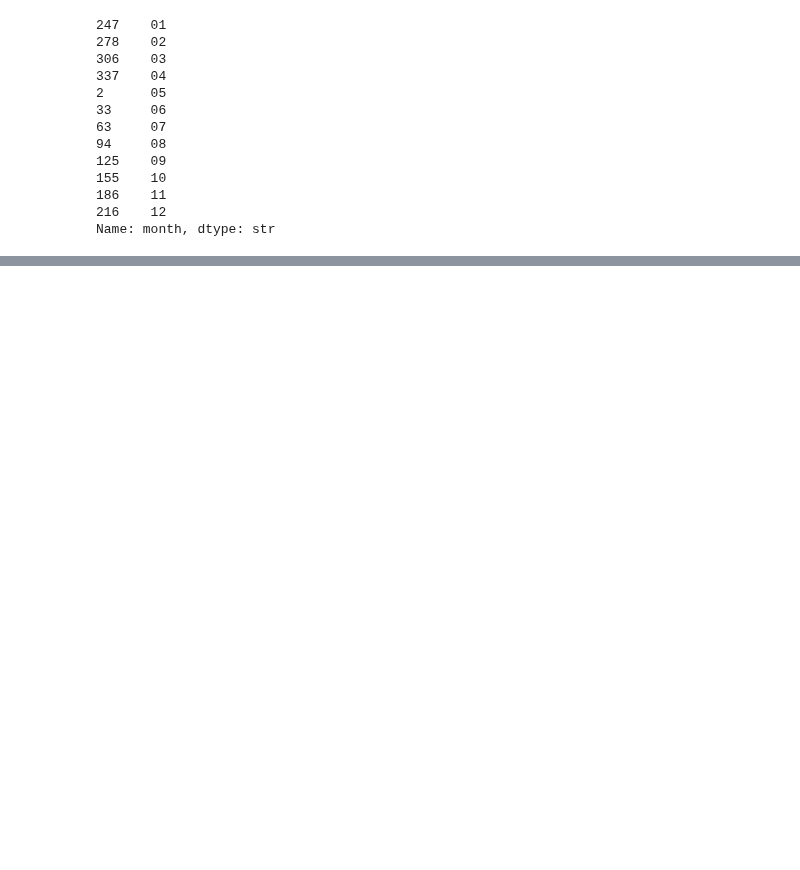
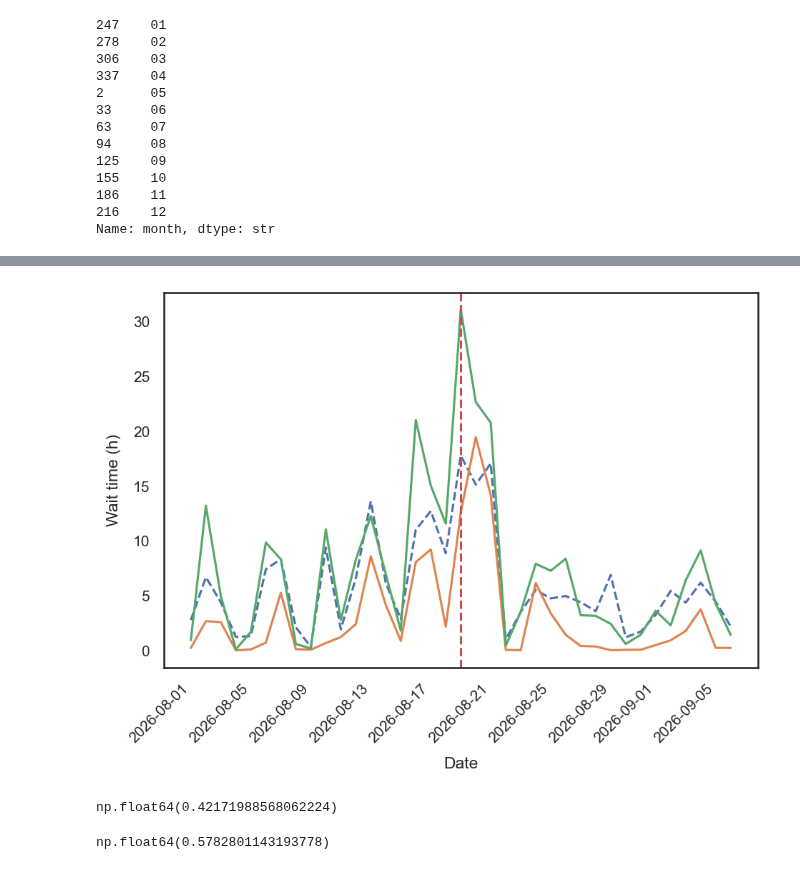
Before and after one commit to kcl-eresearch/hpc-data-analysis, a Jupyter notebook: notebooks/2026-08-usage-analysis.ipynb, the cells around one changed output, grey strips where cells are left out. Cells and saved outputs as stored; diff of their text form; code cells hidden in the pictures; blank space fills up the shorter version.

```diff
--- a/notebooks/2026-08-usage-analysis.ipynb
+++ b/notebooks/2026-08-usage-analysis.ipynb
@@ -549,0 +560,2 @@ plt.show()
+# %%
+df_to_plot = df[df["time_submit"] > pd.to_datetime("2026-08-01 00:00:00", utc=True)]
@@ -549,0 +576,30 @@ plt.show()
+# %%
+cpu_partition_df = df_to_plot[df_to_plot["partition"] == "cpu"]
+# %%
+cpu_partition_df['submit_day'] = cpu_partition_df['time_submit'].dt.floor('D')
+
+cpu_partition_df["wait_h"] = cpu_partition_df["wait_sec"] / 60 / 60
+plot_df = (
+    cpu_partition_df
+    .groupby("submit_day")["wait_h"]
+    .agg([("min", "min"), ("mean", "mean"), ("median", "median"),
+          ("q75", lambda x: x.quantile(0.75)), ("q95", lambda x: x.quantile(0.95))])
+    .reset_index()
+)
+# %%
+plt.figure()
+
+sns.lineplot(plot_df, x = "submit_day", y = "mean", ls="--")
+sns.lineplot(plot_df, x = "submit_day", y = "median")
+sns.lineplot(plot_df, x = "submit_day", y = "q75")
+
+plt.axvline(x=pd.to_datetime("2026-08-19"), color="r", ls="--")
+
+plt.xticks(rotation=45, ha='right')
+plt.xlabel('Date')
+plt.ylabel('Wait time (h)')
+plt.tight_layout()
+
+plt.show()
+# %% [output]
+[figure, added]
@@ -549,0 +614,15 @@ plt.show()
+# %%
+small_jobs = ((recent_cpu_jobs["req_cpus"] < 8) &
+             (recent_cpu_jobs["reqmem_bytes"] < 1024 * 1024 * 1024 * 20) &
+              (recent_cpu_jobs["timelimit_sec"] < 60 * 60 * 12))
+
+large_jobs = ((recent_cpu_jobs["req_cpus"] >= 8) |
+              (recent_cpu_jobs["reqmem_bytes"] >= 1024 * 1024 * 1024 * 20) |
+              (recent_cpu_jobs["timelimit_sec"] >= 60 * 60 * 12))
+small_jobs.sum()/len(small_jobs)
+# %% [output]
+np.float64(0.42171988568062224)
+# %%
+large_jobs.sum()/len(large_jobs)
+# %% [output]
+np.float64(0.5782801143193778)
```
Also changed, not shown: parts of 22 cells of this notebook.
